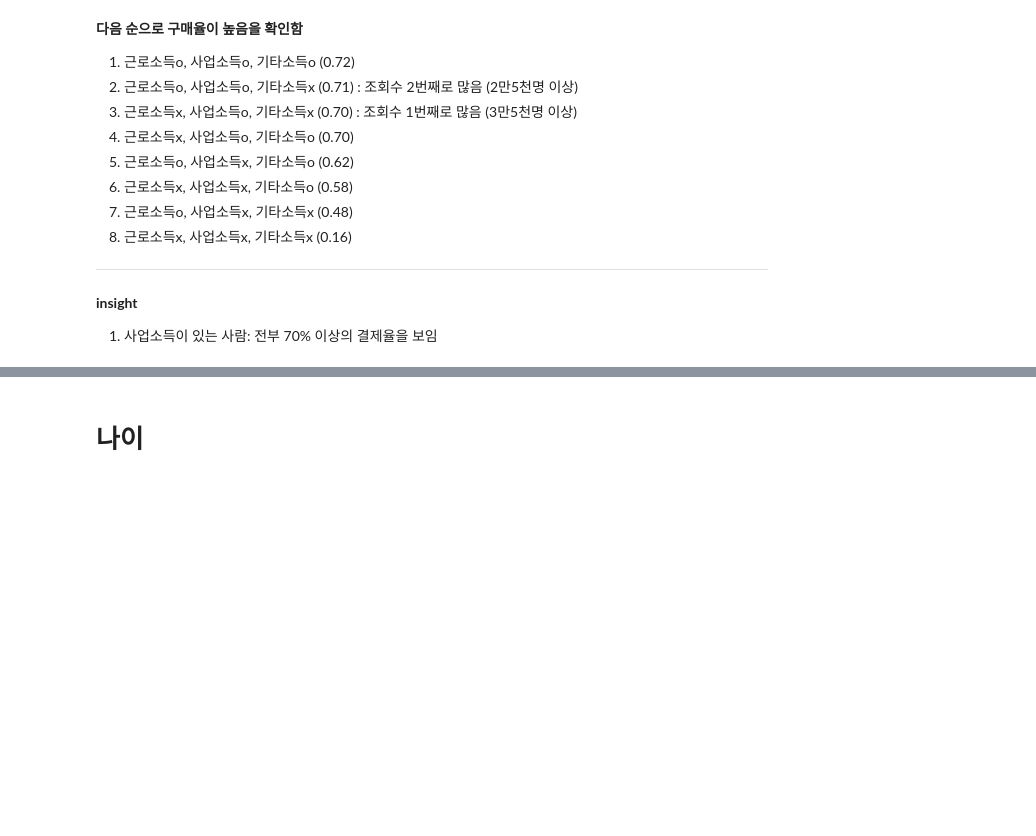
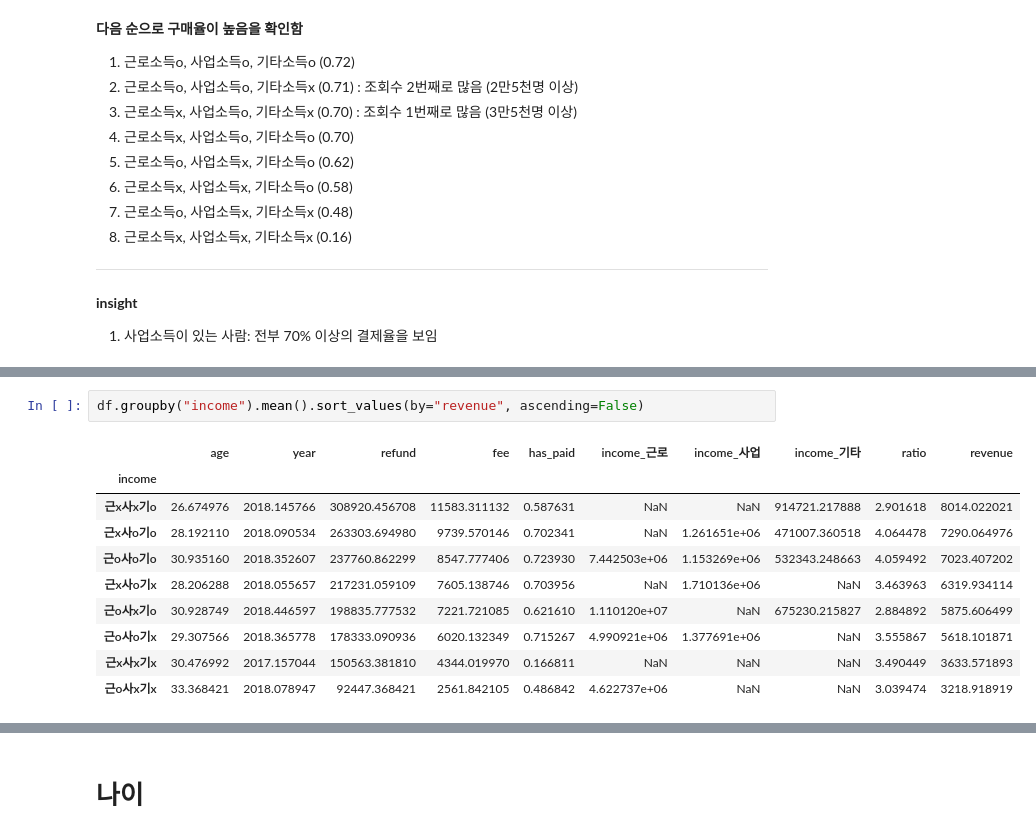
Before and after one commit to gardenchoi/team3_wanted_onboarding, a Jupyter notebook: Week2_최정원/Week2_자비스앤빌런즈_JW_1아이디에이션.ipynb, the cells around one changed output, grey strips where cells are left out. Cells and saved outputs as stored; diff of their text form; blank space fills up the shorter version.

```diff
--- a/Week2_최정원/Week2_자비스앤빌런즈_JW_1아이디에이션.ipynb
+++ b/Week2_최정원/Week2_자비스앤빌런즈_JW_1아이디에이션.ipynb
@@ -263,0 +254,13 @@ print(len(df.loc[(df["income"]=="근x사x기x") & df["has_paid"]==True]) / len(d
+# %%
+df.groupby("income").mean().sort_values(by="revenue", ascending=False)
+# %% [output]
+|  | age | year | refund | fee | has_paid | income_근로 | income_사업 | income_기타 | ratio | revenue |
+| income |  |  |  |  |  |  |  |  |  |  |
+| 근x사x기o | 26.674976 | 2018.145766 | 308920.456708 | 11583.311132 | 0.587631 | NaN | NaN | 914721.217888 | 2.901618 | 8014.022021 |
+| 근x사o기o | 28.192110 | 2018.090534 | 263303.694980 | 9739.570146 | 0.702341 | NaN | 1.261651e+06 | 471007.360518 | 4.064478 | 7290.064976 |
+| 근o사o기o | 30.935160 | 2018.352607 | 237760.862299 | 8547.777406 | 0.723930 | 7.442503e+06 | 1.153269e+06 | 532343.248663 | 4.059492 | 7023.407202 |
+| 근x사o기x | 28.206288 | 2018.055657 | 217231.059109 | 7605.138746 | 0.703956 | NaN | 1.710136e+06 | NaN | 3.463963 | 6319.934114 |
+| 근o사x기o | 30.928749 | 2018.446597 | 198835.777532 | 7221.721085 | 0.621610 | 1.110120e+07 | NaN | 675230.215827 | 2.884892 | 5875.606499 |
+| 근o사o기x | 29.307566 | 2018.365778 | 178333.090936 | 6020.132349 | 0.715267 | 4.990921e+06 | 1.377691e+06 | NaN | 3.555867 | 5618.101871 |
+| 근x사x기x | 30.476992 | 2017.157044 | 150563.381810 | 4344.019970 | 0.166811 | NaN | NaN | NaN | 3.490449 | 3633.571893 |
+| 근o사x기x | 33.368421 | 2018.078947 | 92447.368421 | 2561.842105 | 0.486842 | 4.622737e+06 | NaN | NaN | 3.039474 | 3218.918919 |
```
Also changed, not shown: parts of 14 cells of this notebook.
